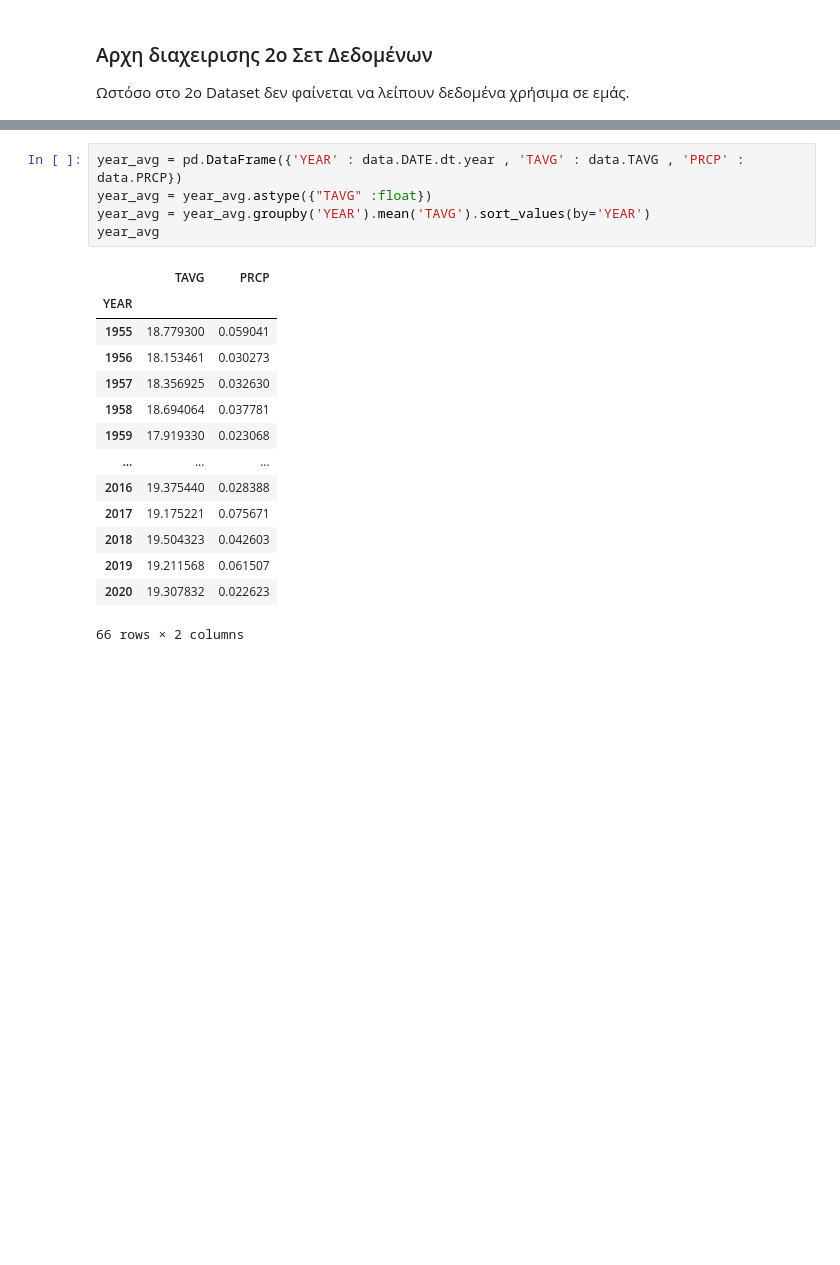
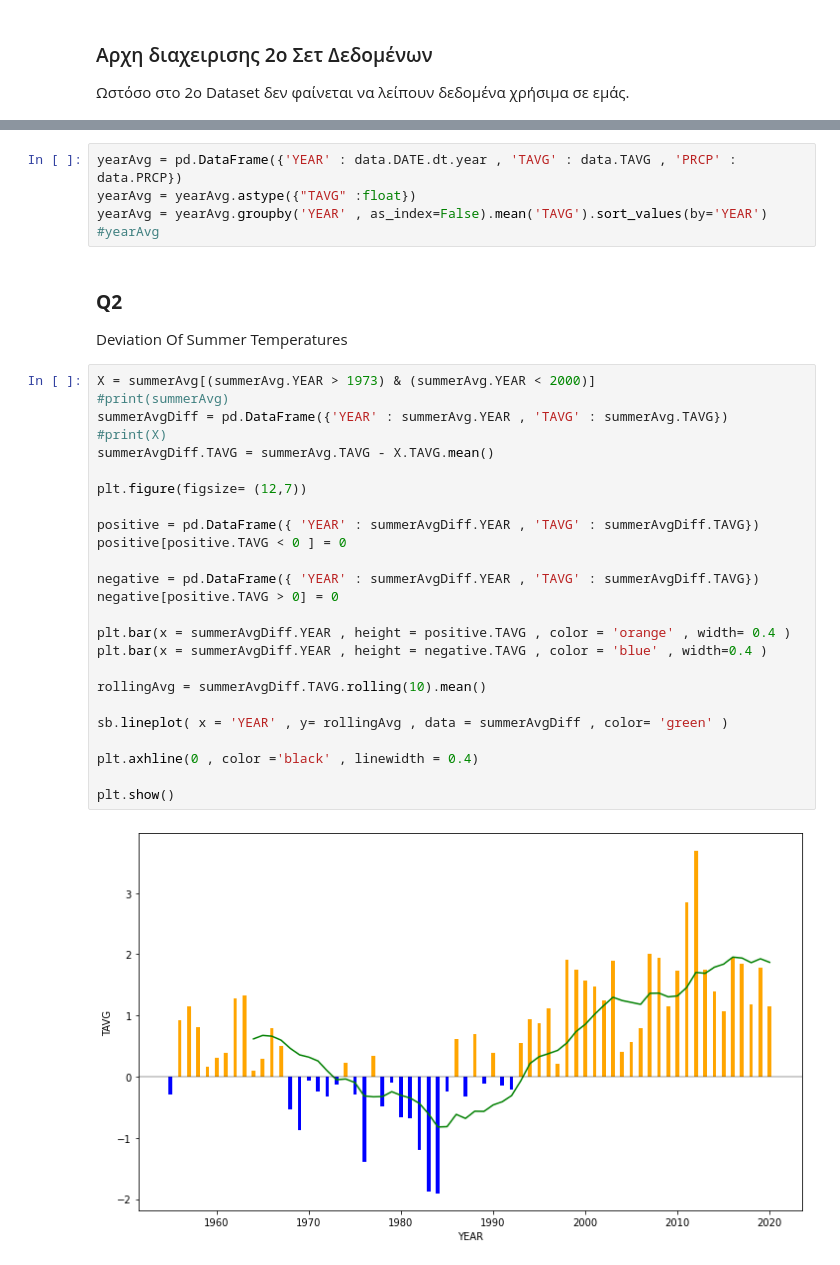
Before and after one commit to AlexDounakis/Applied-MachineLearning, a Jupyter notebook: notebook.ipynb, the cells around one changed output, grey strips where cells are left out. Cells and saved outputs as stored; diff of their text form; blank space fills up the shorter version.

```diff
--- a/notebook.ipynb
+++ b/notebook.ipynb
@@ -180,20 +164,35 @@ YEARLY AVERAGE
 # %%
-year_avg = pd.DataFrame({'YEAR' : data.DATE.dt.year , 'TAVG' : data.TAVG , 'PRCP' : data.PRCP})
-year_avg = year_avg.astype({"TAVG" :float})
-year_avg = year_avg.groupby('YEAR').mean('TAVG').sort_values(by='YEAR')
-year_avg
+yearAvg = pd.DataFrame({'YEAR' : data.DATE.dt.year , 'TAVG' : data.TAVG , 'PRCP' : data.PRCP})
+yearAvg = yearAvg.astype({"TAVG" :float})
+yearAvg = yearAvg.groupby('YEAR' , as_index=False).mean('TAVG').sort_values(by='YEAR')
+#yearAvg
-# %% [output]
-|  | TAVG | PRCP |
-| YEAR |  |  |
-| 1955 | 18.779300 | 0.059041 |
-| 1956 | 18.153461 | 0.030273 |
-| 1957 | 18.356925 | 0.032630 |
-| 1958 | 18.694064 | 0.037781 |
-| 1959 | 17.919330 | 0.023068 |
-| ... | ... | ... |
-| 2016 | 19.375440 | 0.028388 |
-| 2017 | 19.175221 | 0.075671 |
-| 2018 | 19.504323 | 0.042603 |
-| 2019 | 19.211568 | 0.061507 |
-| 2020 | 19.307832 | 0.022623 |
-66 rows × 2 columns
+# %% [markdown]
+<h3><b>Q2</b></h3>
+Deviation Of Summer Temperatures
+# %%
+X = summerAvg[(summerAvg.YEAR > 1973) & (summerAvg.YEAR < 2000)]
+#print(summerAvg)
+summerAvgDiff = pd.DataFrame({'YEAR' : summerAvg.YEAR , 'TAVG' : summerAvg.TAVG})
+#print(X)
+summerAvgDiff.TAVG = summerAvg.TAVG - X.TAVG.mean()
+
+plt.figure(figsize= (12,7))
+
+positive = pd.DataFrame({ 'YEAR' : summerAvgDiff.YEAR , 'TAVG' : summerAvgDiff.TAVG})
+positive[positive.TAVG < 0 ] = 0
+
+negative = pd.DataFrame({ 'YEAR' : summerAvgDiff.YEAR , 'TAVG' : summerAvgDiff.TAVG})
+negative[positive.TAVG > 0] = 0
+
+plt.bar(x = summerAvgDiff.YEAR , height = positive.TAVG , color = 'orange' , width= 0.4 )
+plt.bar(x = summerAvgDiff.YEAR , height = negative.TAVG , color = 'blue' , width=0.4 )
+
+rollingAvg = summerAvgDiff.TAVG.rolling(10).mean()
+
+sb.lineplot( x = 'YEAR' , y= rollingAvg , data = summerAvgDiff , color= 'green' )
+
+plt.axhline(0 , color ='black' , linewidth = 0.4)
+
+plt.show()
+# %% [output]
+[figure, added]
```
Also changed, not shown: parts of 20 cells of this notebook, 2 other files.
